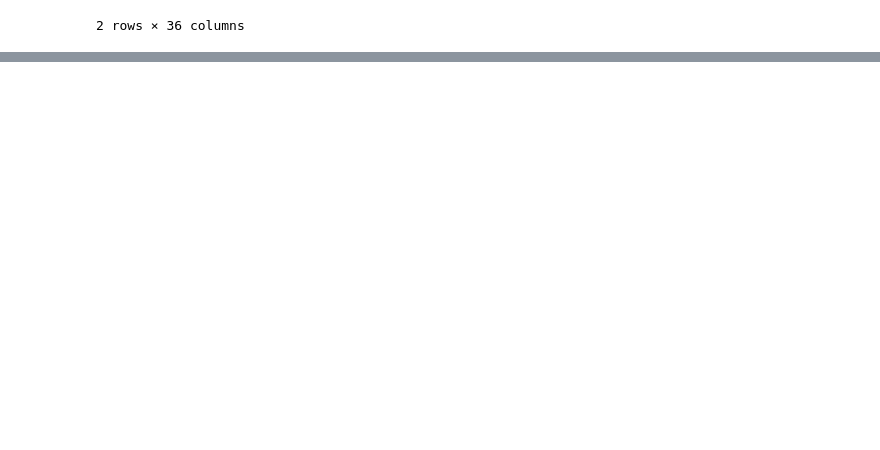
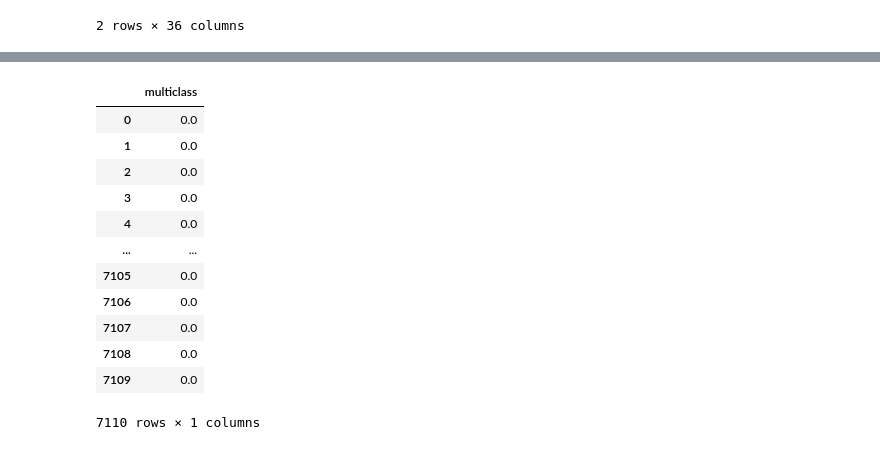
Before and after one commit to Rivow/DnD-data-Analysis, a Jupyter notebook: dnd_cleaning_data.ipynb, the cells around one changed output, grey strips where cells are left out. Drawn from its saved outputs; the diff is of its cells as text; code cells hidden in the pictures; blank space fills up the shorter version.

```diff
--- a/dnd_cleaning_data.ipynb
+++ b/dnd_cleaning_data.ipynb
@@ -22,6 +43,24 @@ def find_max_level(levels):
         elif l == maxl:
             clas = 'Equal Multiclass'
     return clas
+# %%
+multi = pd.DataFrame(np.zeros((len(data), 1)))
+multi.columns = ['multiclass']
+multi
+# %% [output]
+|  | multiclass |
+| 0 | 0.0 |
+| 1 | 0.0 |
+| 2 | 0.0 |
+| 3 | 0.0 |
+| 4 | 0.0 |
+| ... | ... |
+| 7105 | 0.0 |
+| 7106 | 0.0 |
+| 7107 | 0.0 |
+| 7108 | 0.0 |
+| 7109 | 0.0 |
+7110 rows × 1 columns
 # %%
 dndclass = data['class'].str.split('|')
 n = 0
```
Also changed, not shown: parts of 16 cells of this notebook, 3 other files.
